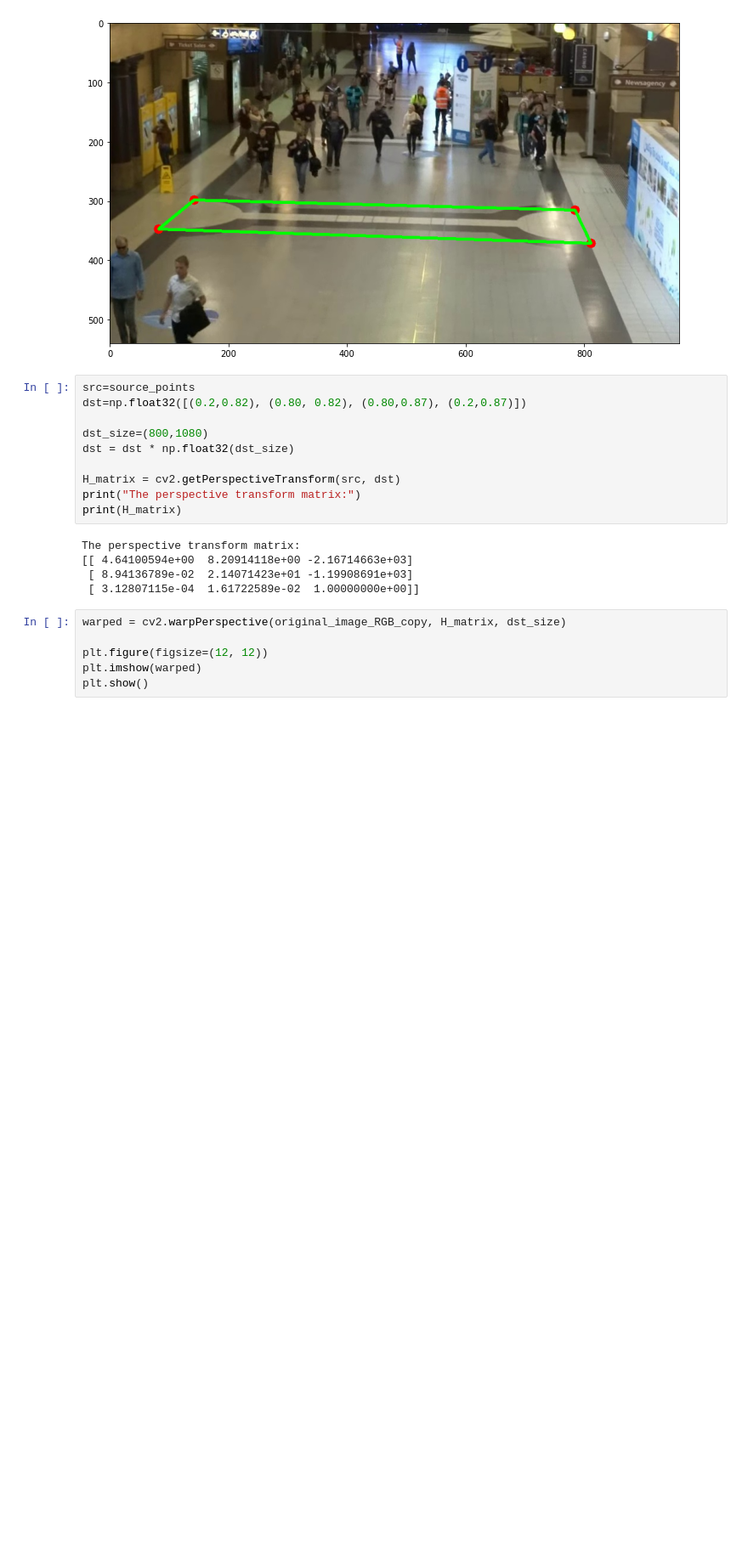
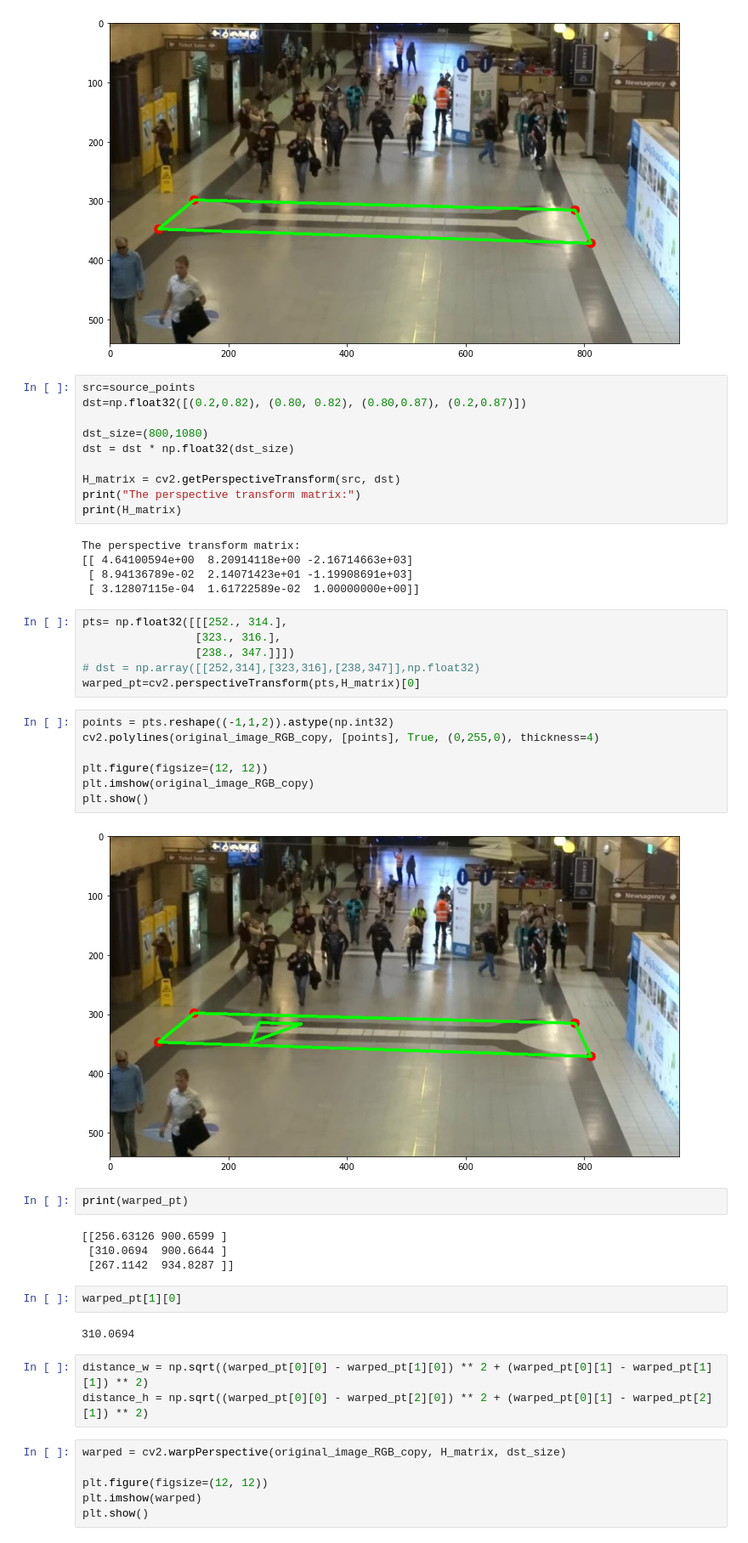
Before and after one commit to dung18520632/NhanDien_CS338.L21, a Jupyter notebook: Bird-eye-view_Yolo.ipynb, the cells around one changed output. Shown at 85% size. Cells and saved outputs as stored; diff of their text form; blank space fills up the shorter version.

```diff
--- a/Bird-eye-view_Yolo.ipynb
+++ b/Bird-eye-view_Yolo.ipynb
@@ -60,6 +60,34 @@ The perspective transform matrix:
 [[ 4.64100594e+00  8.20914118e+00 -2.16714663e+03]
  [ 8.94136789e-02  2.14071423e+01 -1.19908691e+03]
  [ 3.12807115e-04  1.61722589e-02  1.00000000e+00]]
+# %%
+pts= np.float32([[[252., 314.],
+                 [323., 316.],
+                 [238., 347.]]])
+# dst = np.array([[252,314],[323,316],[238,347]],np.float32)
+warped_pt=cv2.perspectiveTransform(pts,H_matrix)[0]
+# %%
+points = pts.reshape((-1,1,2)).astype(np.int32)
+cv2.polylines(original_image_RGB_copy, [points], True, (0,255,0), thickness=4)
+
+plt.figure(figsize=(12, 12))
+plt.imshow(original_image_RGB_copy)
+plt.show()
+# %% [output]
+[figure, added]
+# %%
+print(warped_pt)
+# %% [output]
+[[256.63126 900.6599 ]
+ [310.0694  900.6644 ]
+ [267.1142  934.8287 ]]
+# %%
+warped_pt[1][0]
+# %% [output]
+310.0694
+# %%
+distance_w = np.sqrt((warped_pt[0][0] - warped_pt[1][0]) ** 2 + (warped_pt[0][1] - warped_pt[1][1]) ** 2)
+distance_h = np.sqrt((warped_pt[0][0] - warped_pt[2][0]) ** 2 + (warped_pt[0][1] - warped_pt[2][1]) ** 2)
 # %%
 warped = cv2.warpPerspective(original_image_RGB_copy, H_matrix, dst_size)
 
```
Also changed, not shown: parts of 9 cells of this notebook.
